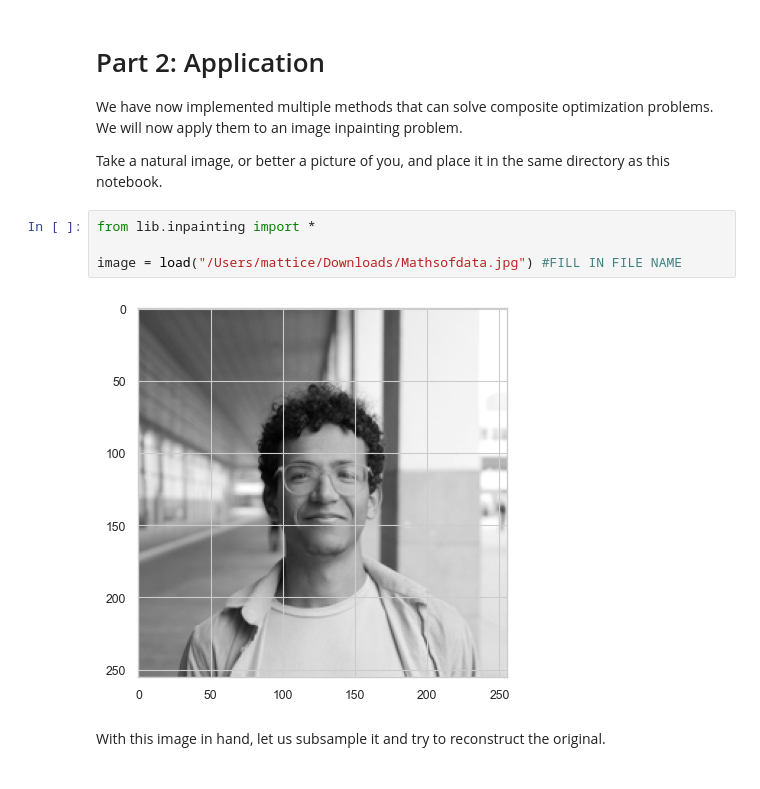
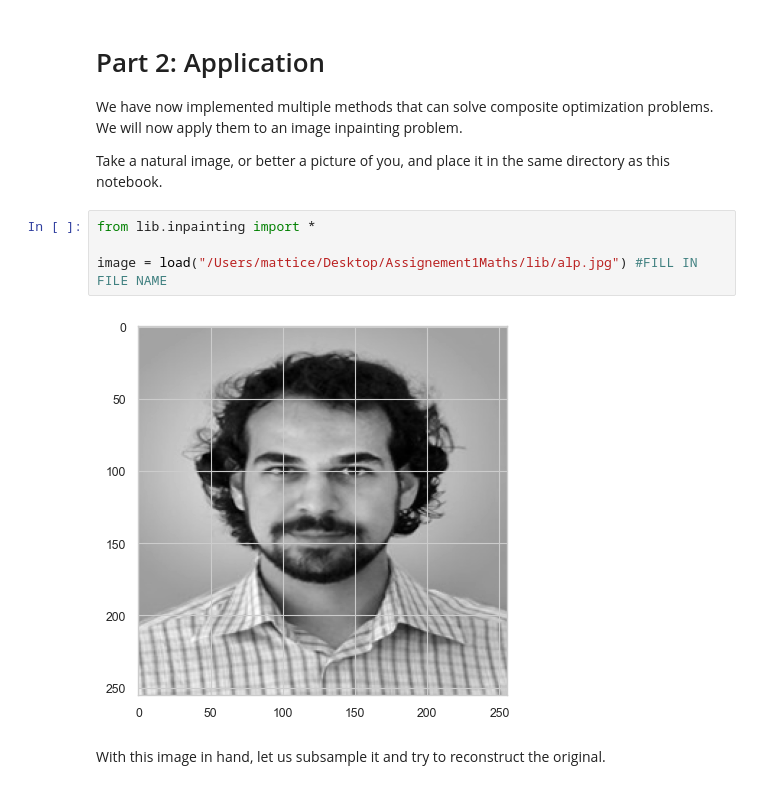
Before and after one commit to Mathis-Krs/Assignement1Maths, a Jupyter notebook: Part 4 - Proximal methods.ipynb, the cells around one changed output. Saved outputs shown, nothing was run; the diff lists cells and outputs as text.

```diff
--- a/Part 4 - Proximal methods.ipynb
+++ b/Part 4 - Proximal methods.ipynb
@@ -285,9 +285,9 @@ Take a natural image, or better a picture of you, and place it in the same direc
 # %%
 from lib.inpainting import *
 
-image = load("/Users/mattice/Downloads/Mathsofdata.jpg") #FILL IN FILE NAME
+image = load("/Users/mattice/Desktop/Assignement1Maths/lib/alp.jpg") #FILL IN FILE NAME
 # %% [output]
-[figure, old version]
+[figure, new version]
 # %% [markdown]
 With this image in hand, let us subsample it and try to reconstruct the original.
 # %%
```
Also changed, not shown: parts of 10 cells of this notebook, 1 other file.
